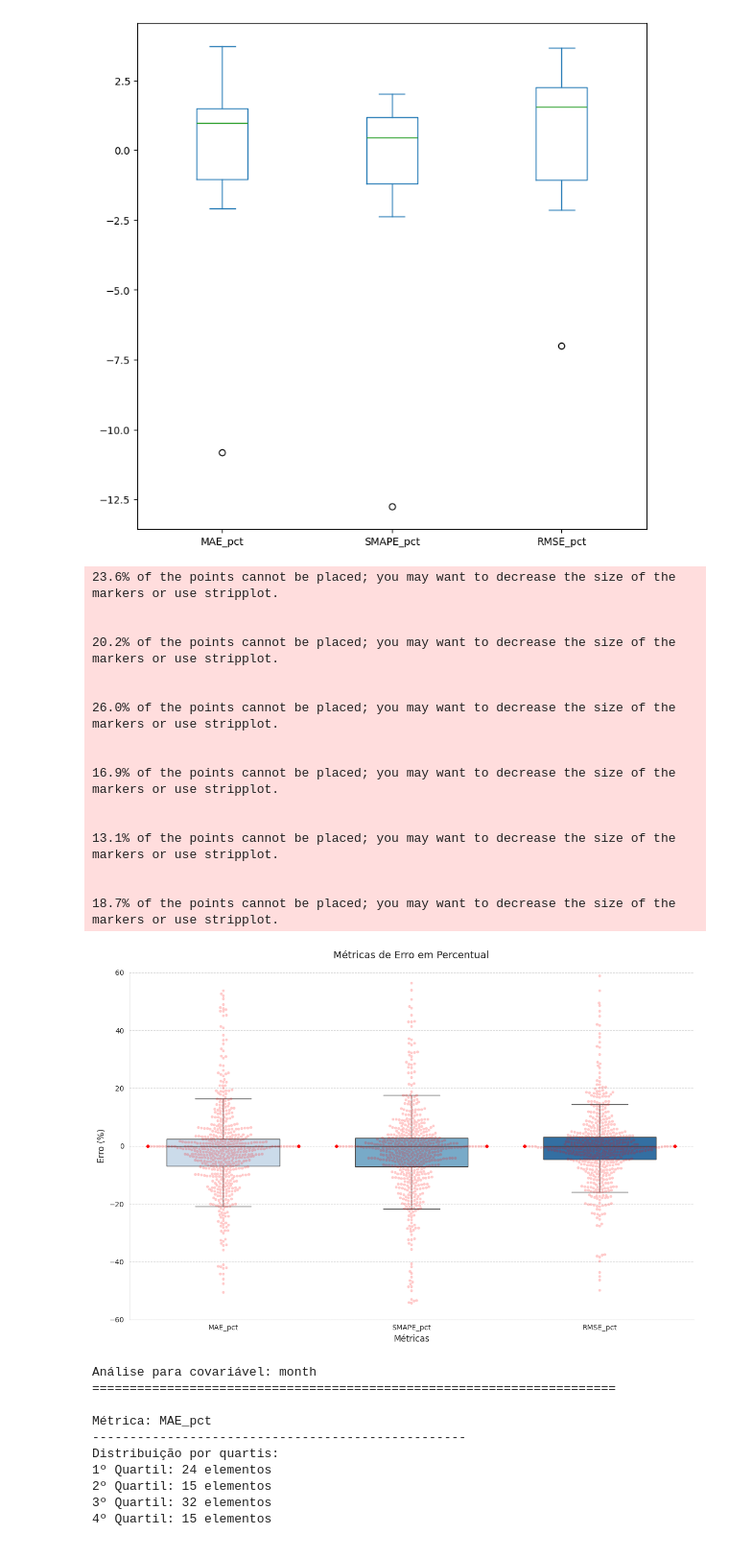
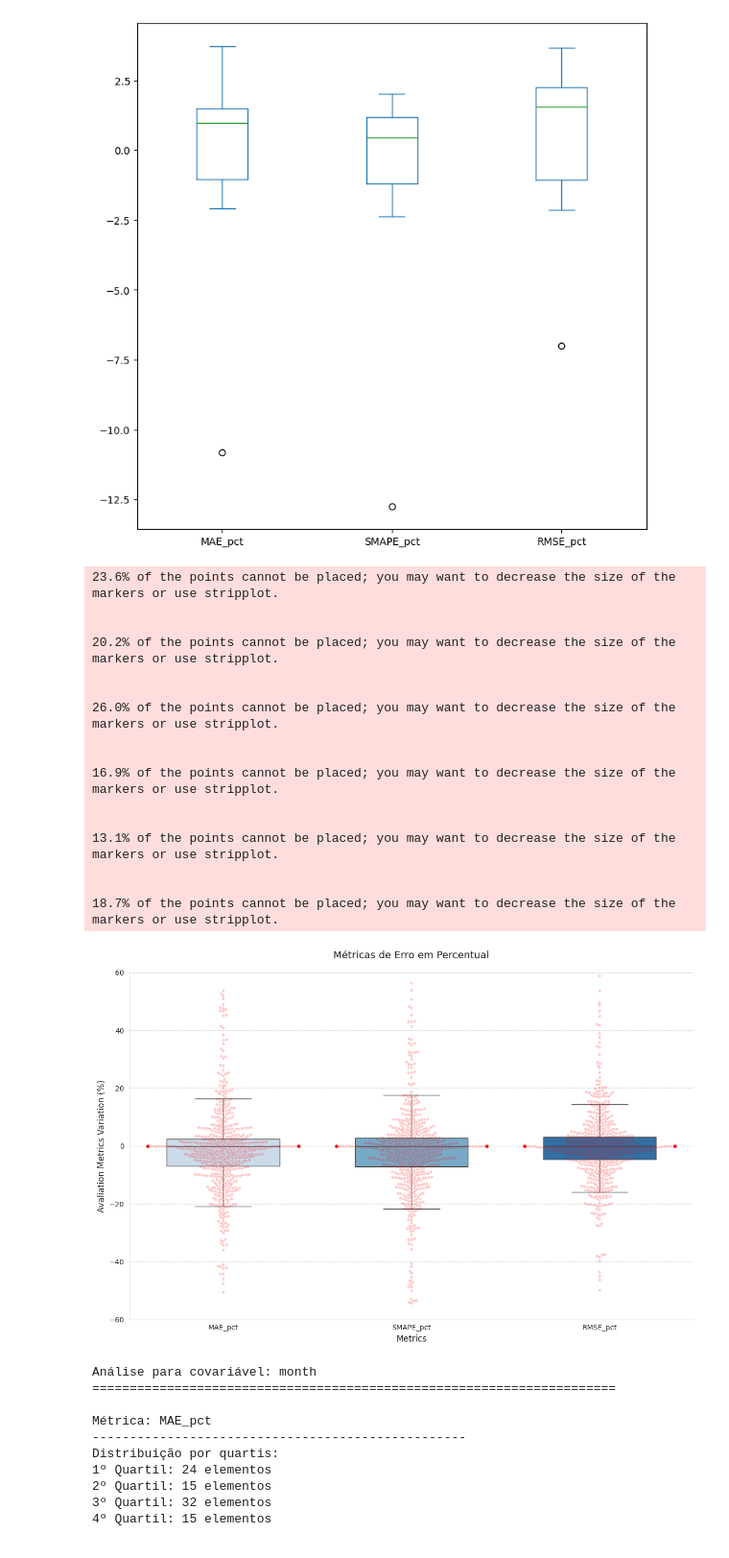
Before and after one commit to CarlosSenra/tcc-project, a Jupyter notebook: src_LSTM/cleaning_resultmetrics.ipynb, the cells around one changed output. Shown: that part at 96% size. Cells and saved outputs as stored; diff of their text form; code cells hidden in the pictures.

```diff
--- a/src_LSTM/cleaning_resultmetrics.ipynb
+++ b/src_LSTM/cleaning_resultmetrics.ipynb
@@ -201,43 +202,44 @@ sns.swarmplot(data=df[["MAE_pct", "SMAPE_pct", "RMSE_pct"]],
 plt.title("Métricas de Erro em Percentual",
           fontsize=14,
           pad=20)
-plt.ylabel("Erro (%)",
+plt.ylabel("Avaliation Metrics Variation (%)",
           fontsize=12)
-plt.xlabel("Métricas",
+plt.xlabel("Metrics",
           fontsize=12)
 
 # Ajustando os limites do eixo y
 plt.ylim(-60, 60)
 
 # Adicionando uma grade mais suave
 ax.yaxis.grid(True, linestyle='--', alpha=0.7)
 ax.xaxis.grid(False)
 
 # Personalizando as bordas
 sns.despine(left=False, bottom=False)
 
 # Ajustando o layout
 plt.tight_layout()
+plt.savefig('LSTM_variacao_geral.png')
 
 plt.show()
 # %% [output]
 23.6% of the points cannot be placed; you may want to decrease the size of the markers or use stripplot.
 
 
 20.2% of the points cannot be placed; you may want to decrease the size of the markers or use stripplot.
 
 
 26.0% of the points cannot be placed; you may want to decrease the size of the markers or use stripplot.
 
 
 16.9% of the points cannot be placed; you may want to decrease the size of the markers or use stripplot.
 
 
 13.1% of the points cannot be placed; you may want to decrease the size of the markers or use stripplot.
 
 
 18.7% of the points cannot be placed; you may want to decrease the size of the markers or use stripplot.
-[figure, old version]
+[figure, new version]
 # %%
 def analyze_distribution_by_covariate(df, metrics_cols, covariate_values):
     """
```
Also changed, not shown: parts of 2 cells of this notebook, 6 other files.
